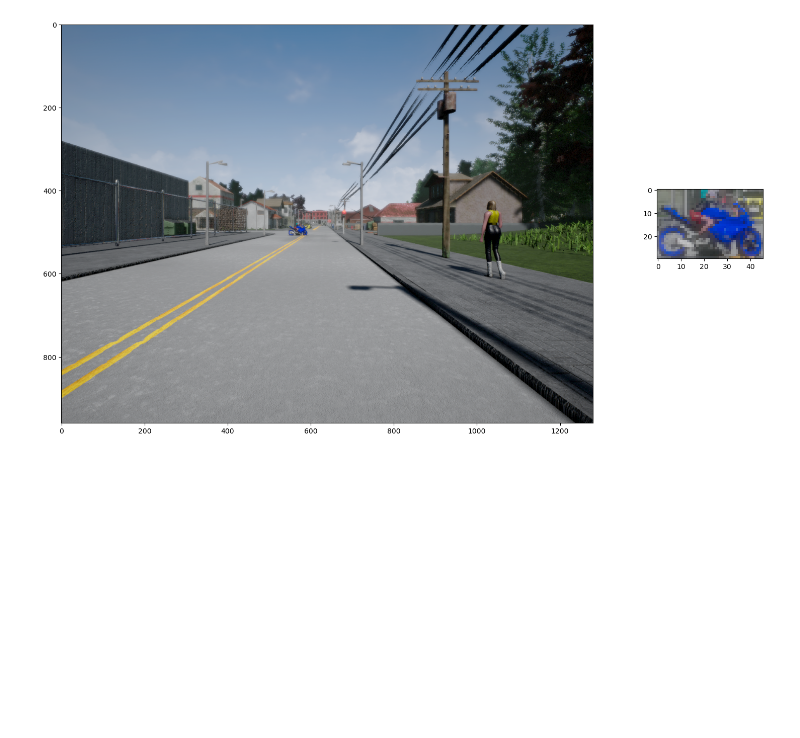
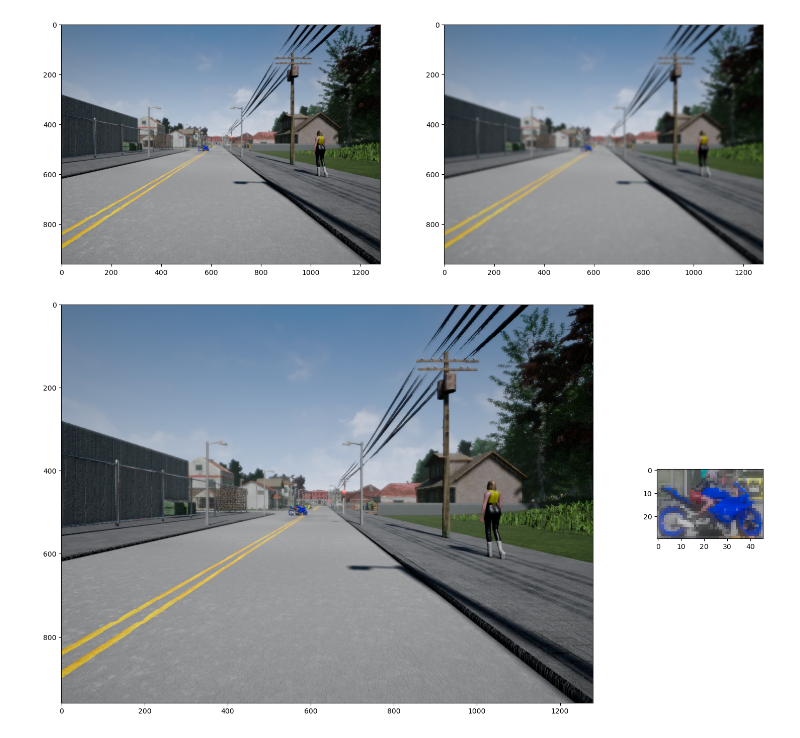
Before and after one commit to QuangMDoan/controller2d-nix, a Jupyter notebook: course3/module1/template_matching.ipynb, the cells around one changed output. Drawn from its saved outputs; the diff is of its cells as text; code cells hidden in the pictures; blank space fills up the shorter version.

```diff
--- a/course3/module1/template_matching.ipynb
+++ b/course3/module1/template_matching.ipynb
@@ -24,12 +26,32 @@ from matplotlib import patches
 %matplotlib inline
 import files_management
+# %%
+f = files_management.read_left_image()
+
+# create a 2D convolution mask (aka 2D filter)
+# we make a Gaussian 2D filter with size = (21, 21)
+
+# First create a 1D convolution mask
+h1 = cv.getGaussianKernel(21, 0)
+
+# create a 2D convolution mask
+h = h1.dot(h1.T)
+
+# convolve f with h, f*h
+g = cv.filter2D(f, ddepth=-1, kernel=h)
 # %%
-f = files_management.read_left_image()
-t = files_management.get_obstacle_image()
-
-_, qlayout = plt.subplots(1, 2, figsize=(18, 18), width_ratios=[5, 1])
+_, qlayout = plt.subplots(1, 2, figsize=(18, 18), width_ratios=[1, 1])
 qlayout[0].imshow(f)
-qlayout[1].imshow(t)
+qlayout[1].imshow(g)
 plt.show()
 # %% [output]
-[figure, old version]
+[figure, new version]
+# %%
+t = files_management.get_obstacle_image()
+
+_, qlayout = plt.subplots(1, 2, figsize=(18, 18), width_ratios=[5, 1])
+qlayout[0].imshow(f)
+qlayout[1].imshow(t)
+plt.show()
+# %% [output]
+[figure, added]
```
Also changed, not shown: parts of 2 cells of this notebook.
